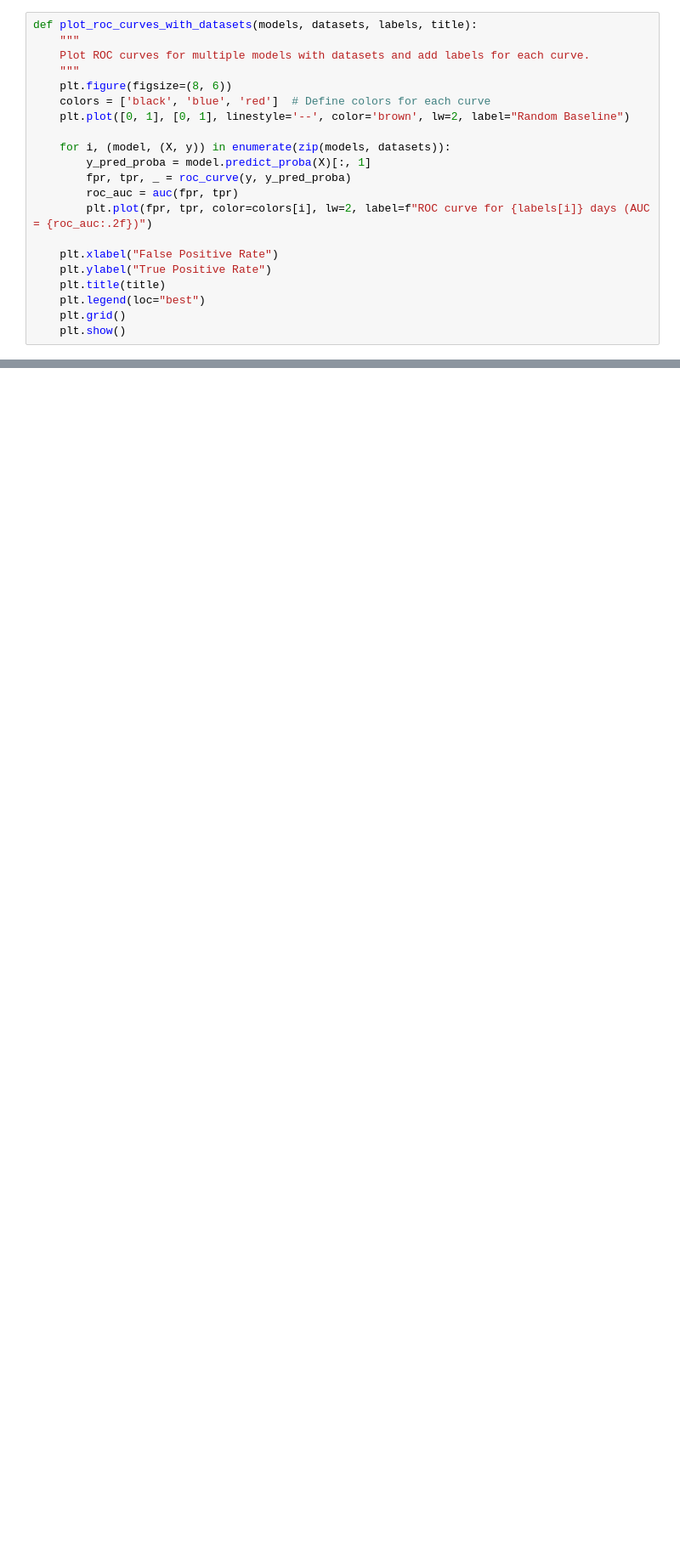
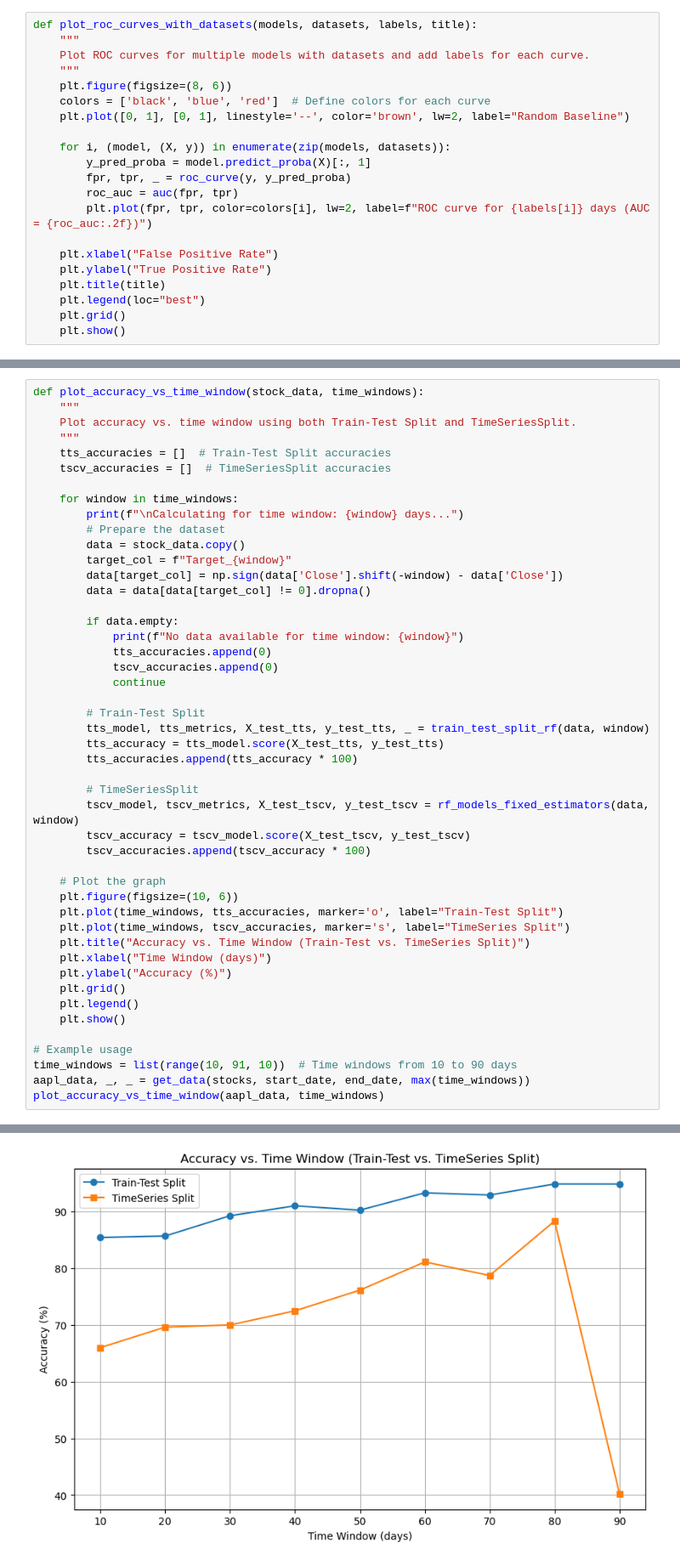
Before and after one commit to RazmaP/Evaluating-random-forest, a Jupyter notebook: Untitled.ipynb, the cells around one changed output, grey strips where cells are left out. Shown at 85% size. Cells and saved outputs as stored; diff of their text form; blank space fills up the shorter version.

```diff
--- a/Untitled.ipynb
+++ b/Untitled.ipynb
@@ -409,0 +496,48 @@ plot_oob_errors(oob_error_storage, n_estimators_list, stocks)
+# %%
+def plot_accuracy_vs_time_window(stock_data, time_windows):
+    """
+    Plot accuracy vs. time window using both Train-Test Split and TimeSeriesSplit.
+    """
+    tts_accuracies = []  # Train-Test Split accuracies
+    tscv_accuracies = []  # TimeSeriesSplit accuracies
+
+    for window in time_windows:
+        print(f"\nCalculating for time window: {window} days...")
+        # Prepare the dataset
+        data = stock_data.copy()
+        target_col = f"Target_{window}"
+        data[target_col] = np.sign(data['Close'].shift(-window) - data['Close'])
+        data = data[data[target_col] != 0].dropna()
+
+        if data.empty:
+            print(f"No data available for time window: {window}")
+            tts_accuracies.append(0)
+            tscv_accuracies.append(0)
+            continue
+
+        # Train-Test Split
+        tts_model, tts_metrics, X_test_tts, y_test_tts, _ = train_test_split_rf(data, window)
+        tts_accuracy = tts_model.score(X_test_tts, y_test_tts)
+        tts_accuracies.append(tts_accuracy * 100)
+
+        # TimeSeriesSplit
+        tscv_model, tscv_metrics, X_test_tscv, y_test_tscv = rf_models_fixed_estimators(data, window)
+        tscv_accuracy = tscv_model.score(X_test_tscv, y_test_tscv)
+        tscv_accuracies.append(tscv_accuracy * 100)
+
+    # Plot the graph
+    plt.figure(figsize=(10, 6))
+    plt.plot(time_windows, tts_accuracies, marker='o', label="Train-Test Split")
+    plt.plot(time_windows, tscv_accuracies, marker='s', label="TimeSeries Split")
+    plt.title("Accuracy vs. Time Window (Train-Test vs. TimeSeries Split)")
+    plt.xlabel("Time Window (days)")
+    plt.ylabel("Accuracy (%)")
+    plt.grid()
+    plt.legend()
+    plt.show()
+
+# Example usage
+time_windows = list(range(10, 91, 10))  # Time windows from 10 to 90 days
+aapl_data, _, _ = get_data(stocks, start_date, end_date, max(time_windows))
+plot_accuracy_vs_time_window(aapl_data, time_windows)
+# %% [output]
@@ -409,0 +564 @@ plot_oob_errors(oob_error_storage, n_estimators_list, stocks)
+[figure, added]
```
Also changed, not shown: parts of 7 cells of this notebook.
